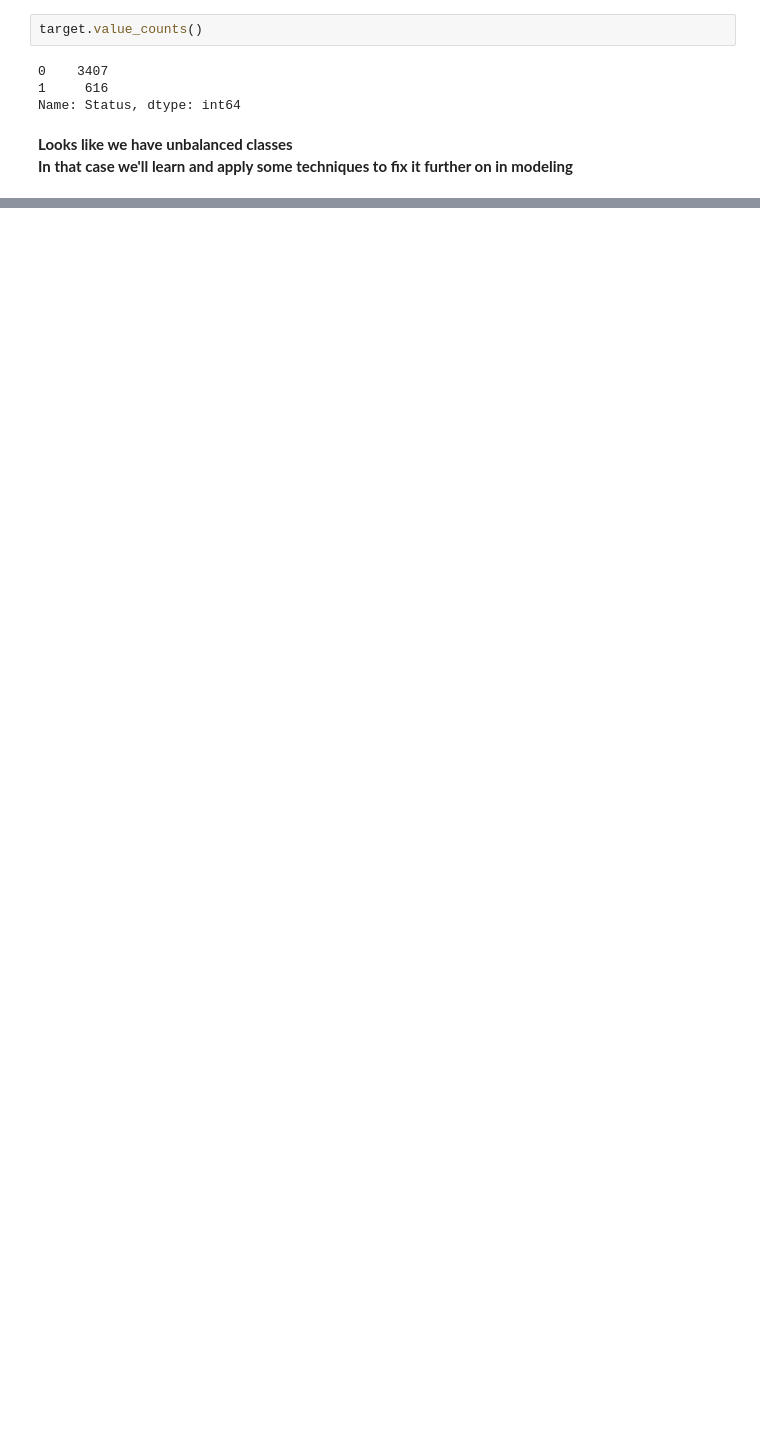
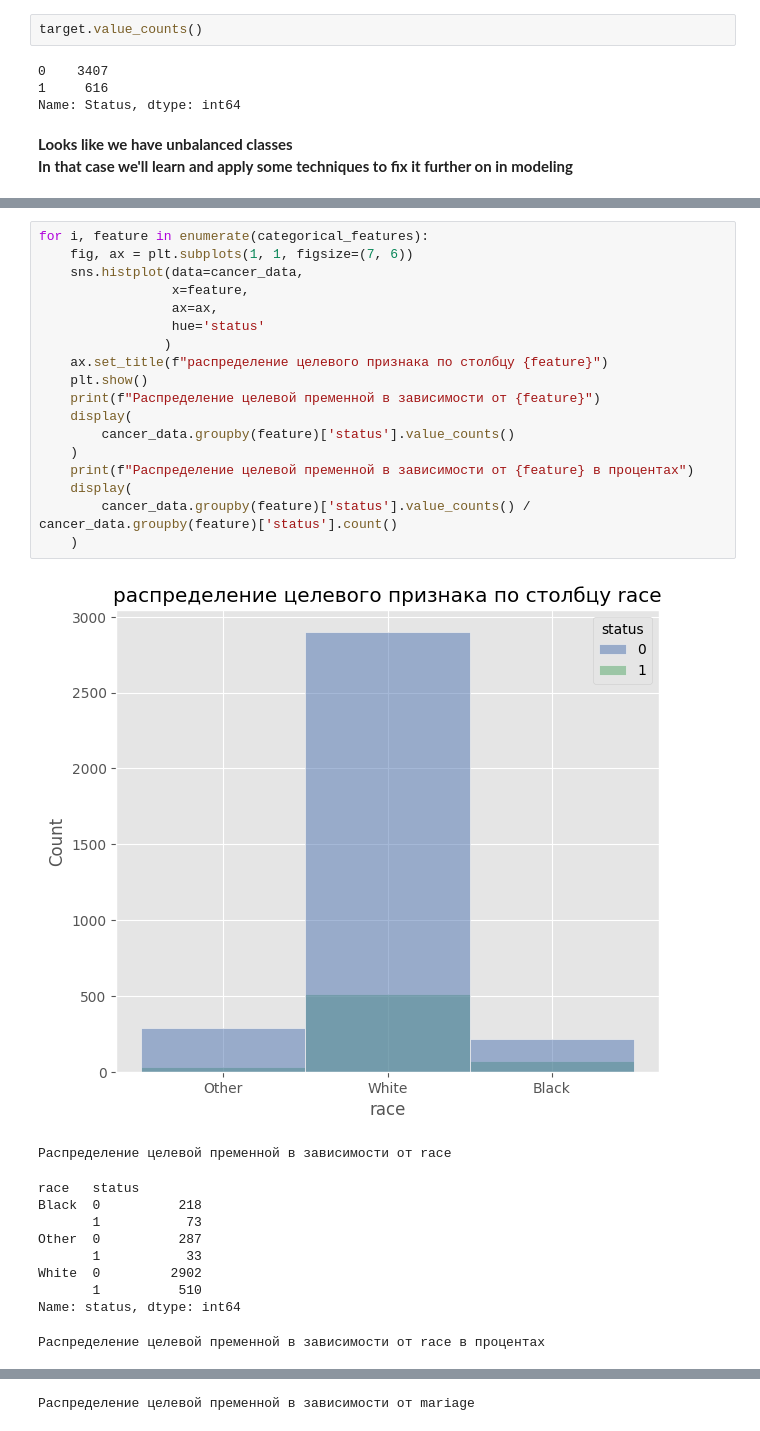
Before and after one commit to Lamantin12/data_science_projects, a Jupyter notebook: breast_cancer/breast_cancer_analysis.ipynb, the cells around one changed output, grey strips where cells are left out. Drawn from its saved outputs; the diff is of its cells as text; blank space fills up the shorter version.

```diff
--- a/breast_cancer/breast_cancer_analysis.ipynb
+++ b/breast_cancer/breast_cancer_analysis.ipynb
@@ -115,0 +239,30 @@ In that case we'll learn and apply some techniques to fix it further on in model
+# %%
+for i, feature in enumerate(categorical_features):
+    fig, ax = plt.subplots(1, 1, figsize=(7, 6))
+    sns.histplot(data=cancer_data,
+                 x=feature,
+                 ax=ax,
+                 hue='status'
+                )
+    ax.set_title(f"распределение целевого признака по столбцу {feature}")
+    plt.show()
+    print(f"Распределение целевой пременной в зависимости от {feature}")
+    display(
+        cancer_data.groupby(feature)['status'].value_counts()
+    )
+    print(f"Распределение целевой пременной в зависимости от {feature} в процентах")
+    display(
+        cancer_data.groupby(feature)['status'].value_counts() / cancer_data.groupby(feature)['status'].count()
+    )
+# %% [output]
+[figure, added]
+Распределение целевой пременной в зависимости от race
+race   status
+Black  0          218
+       1           73
+Other  0          287
+       1           33
+White  0         2902
+       1          510
+Name: status, dtype: int64
+Распределение целевой пременной в зависимости от race в процентах
@@ -115,0 +278 @@ In that case we'll learn and apply some techniques to fix it further on in model
+Распределение целевой пременной в зависимости от mariage
```
Also changed, not shown: parts of 22 cells of this notebook, 1 other file.
